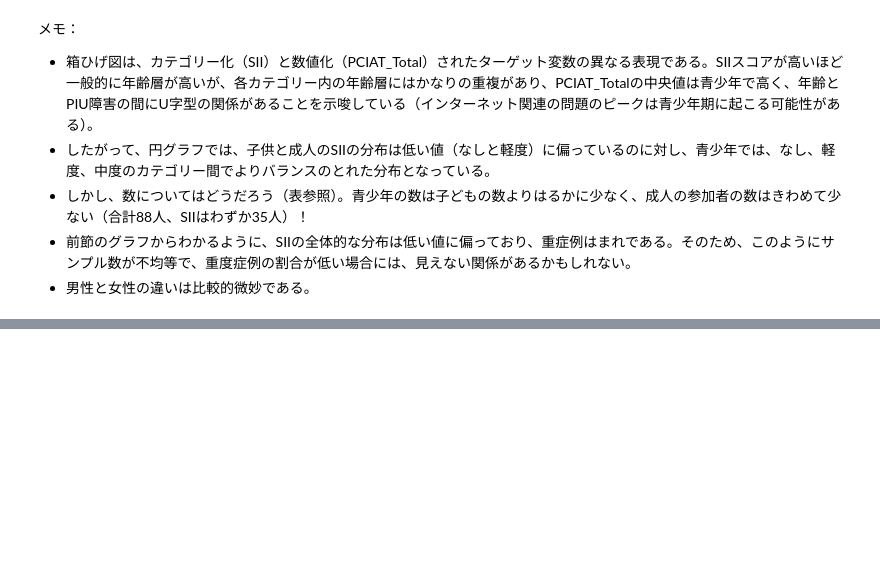
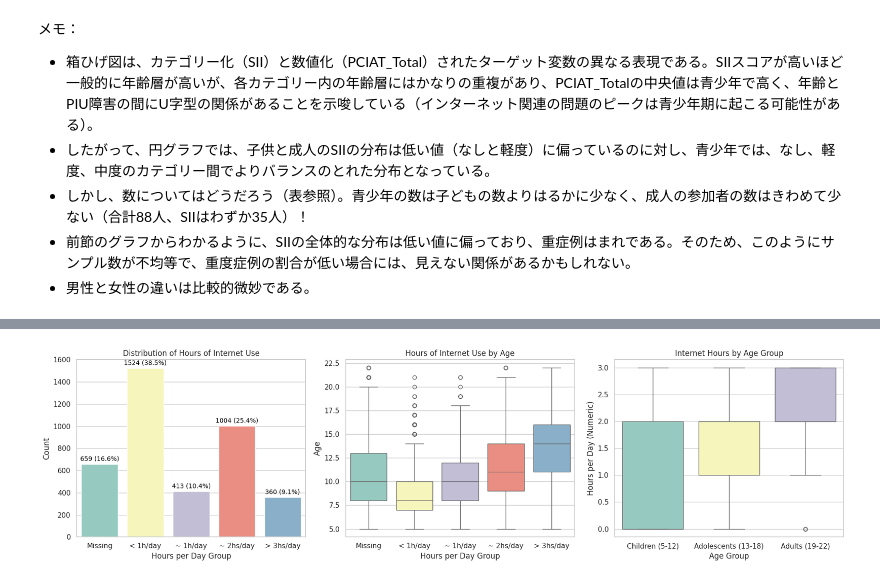
Before and after one commit to yuji-sgs/child-mind-institute, a Jupyter notebook: EDA.ipynb, the cells around one changed output, grey strips where cells are left out. Saved outputs shown, nothing was run; the diff lists cells and outputs as text; code cells hidden in the pictures; blank space fills up the shorter version.

Commit message:
Internet Use done

```diff
--- a/EDA.ipynb
+++ b/EDA.ipynb
@@ -417,0 +432,11 @@ stats
+# %%
+param_map = {0: '< 1h/day', 1: '~ 1h/day', 2: '~ 2hs/day', 3: '> 3hs/day'}
+train['internet_use_encoded'] = train[
+    'PreInt_EduHx-computerinternet_hoursday'
+].map(param_map).fillna('Missing')
+
+param_ord = ['Missing', '< 1h/day', '~ 1h/day', '~ 2hs/day', '> 3hs/day']
+train['internet_use_encoded'] = pd.Categorical(
+    train['internet_use_encoded'], categories=param_ord,
+    ordered=True
+)
@@ -417,0 +453,33 @@ stats
+# %%
+fig, axes = plt.subplots(1, 3, figsize=(18, 5))
+
+# Hours of Internet Use
+ax1 = sns.countplot(x='internet_use_encoded', data=train, palette="Set3", ax=axes[0])
+axes[0].set_title('Distribution of Hours of Internet Use')
+axes[0].set_xlabel('Hours per Day Group')
+axes[0].set_ylabel('Count')
+
+total = len(train['internet_use_encoded'])
+for p in ax1.patches:
+    count = int(p.get_height())
+    percentage = '{:.1f}%'.format(100 * count / total)
+    ax1.annotate(f'{count} ({percentage})', (p.get_x() + p.get_width() / 2., p.get_height()),
+                 ha='center', va='baseline', fontsize=10, color='black', xytext=(0, 5),
+                 textcoords='offset points')
+
+# Hours of Internet Use by Age
+sns.boxplot(y=train['Basic_Demos-Age'], x=train['internet_use_encoded'], ax=axes[1], palette="Set3")
+axes[1].set_title('Hours of Internet Use by Age')
+axes[1].set_ylabel('Age')
+axes[1].set_xlabel('Hours per Day Group')
+
+# Hours of Internet Use (numeric) by Age Group
+sns.boxplot(y='PreInt_EduHx-computerinternet_hoursday', x='Age Group', data=train, ax=axes[2], palette="Set3")
+axes[2].set_title('Internet Hours by Age Group')
+axes[2].set_ylabel('Hours per Day (Numeric)')
+axes[2].set_xlabel('Age Group')
+
+plt.tight_layout()
+plt.show()
+# %% [output]
+[figure, added]
```
Also changed, not shown: parts of 20 cells of this notebook.
